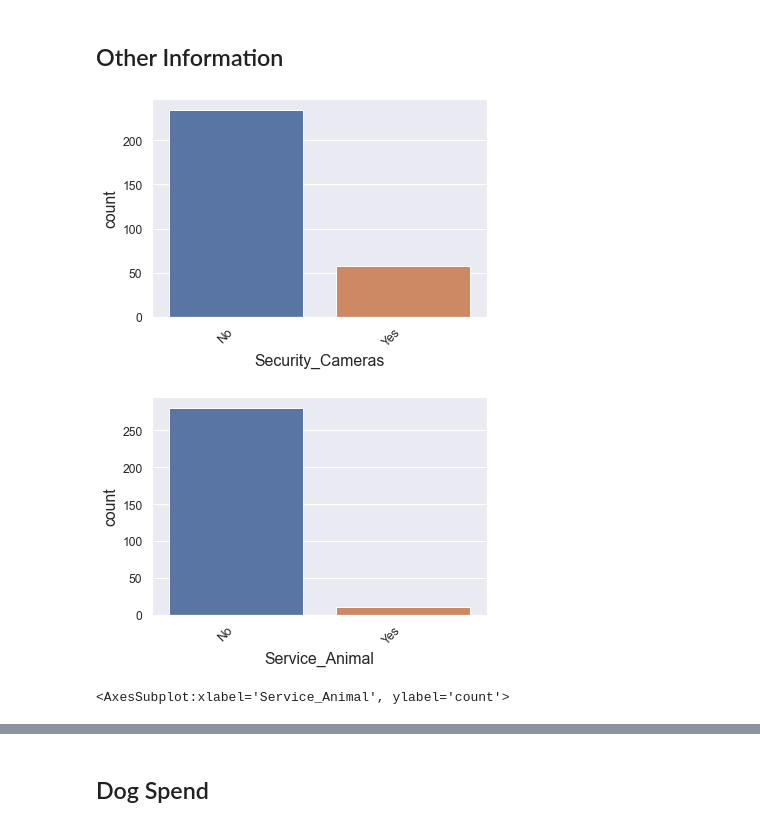
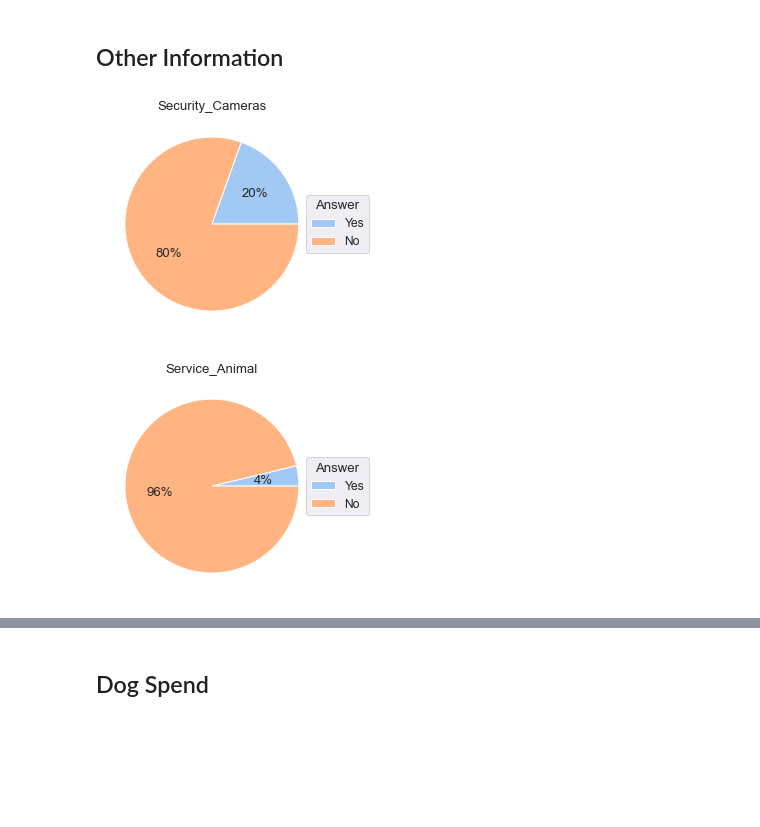
Before and after one commit to markhary/emba912_survey, a Jupyter notebook: ruby.ipynb, the cells around one changed output, grey strips where cells are left out. Saved outputs shown, nothing was run; the diff lists cells and outputs as text; code cells hidden in the pictures; blank space fills up the shorter version.

Commit message:
Replaced most count_plots with pie_charts

```diff
--- a/ruby.ipynb
+++ b/ruby.ipynb
@@ -111,6 +111,7 @@ def create_pie_chart(data, column, save, ax=None, save_filename=None):
     data = [n_yes, n_no]
     ax.pie(data, colors=colors, autopct='%.0f%%');
     ax.legend(title="Answer", loc="center right", labels=labels, bbox_to_anchor=(1, 0, 0.25, 1))
+    ax.set_title(column)
 
     if save:
         save_figure(fig, save_filename)
@@ -299,9 +300,8 @@ save_figure(fig, 'Number_Dog_Weights');
 # %%
 #Security_Cameras                   object
 #Service_Animal                     object
-create_countplot(survey_data, "Security_Cameras", True, NO_YES)
-create_countplot(survey_data, "Service_Animal", True, NO_YES)
+create_pie_chart(survey_data, "Security_Cameras", True);
+create_pie_chart(survey_data, "Service_Animal", True);
 # %% [output]
-[figure, old version]
+[figure, new version]
-[figure, old version]
+[figure, new version]
-<AxesSubplot:xlabel='Service_Animal', ylabel='count'>
```
Also changed, not shown: parts of 12 cells of this notebook, 24 other files.
